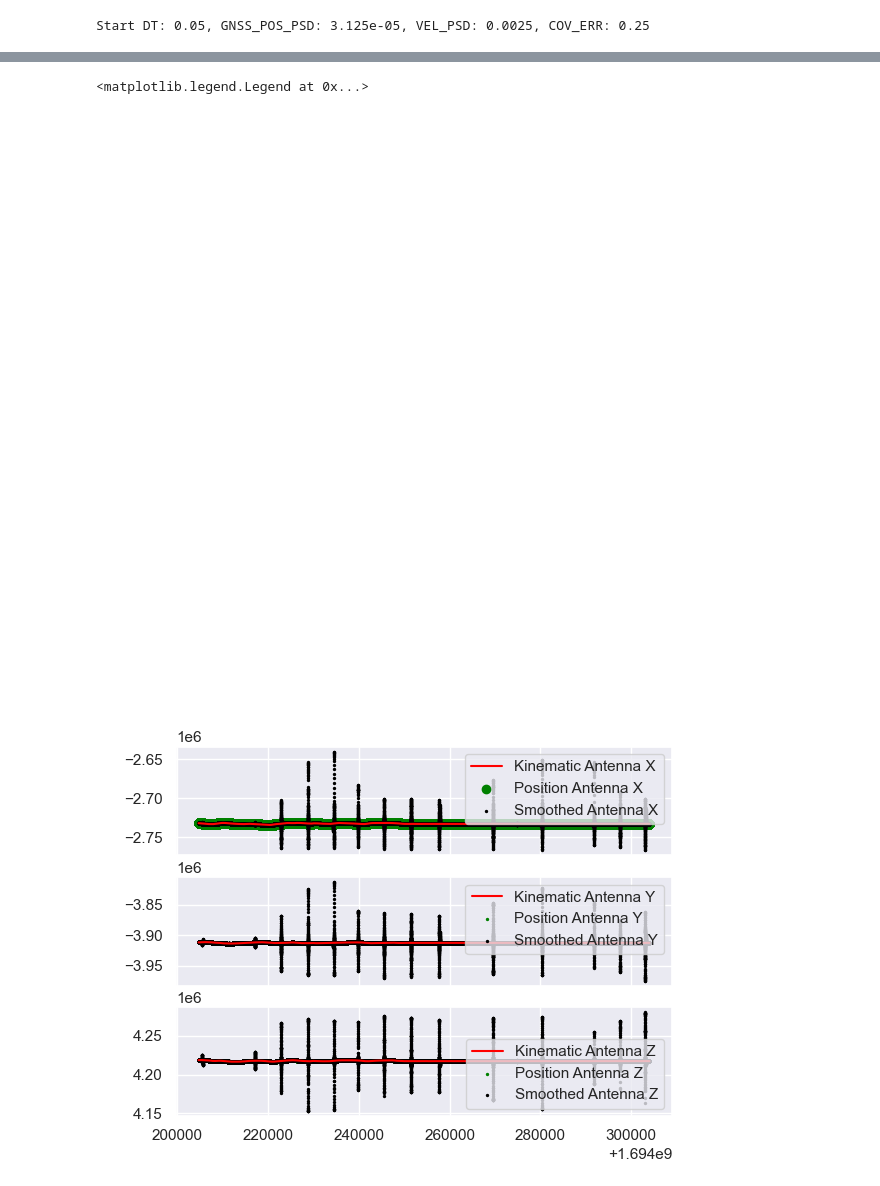
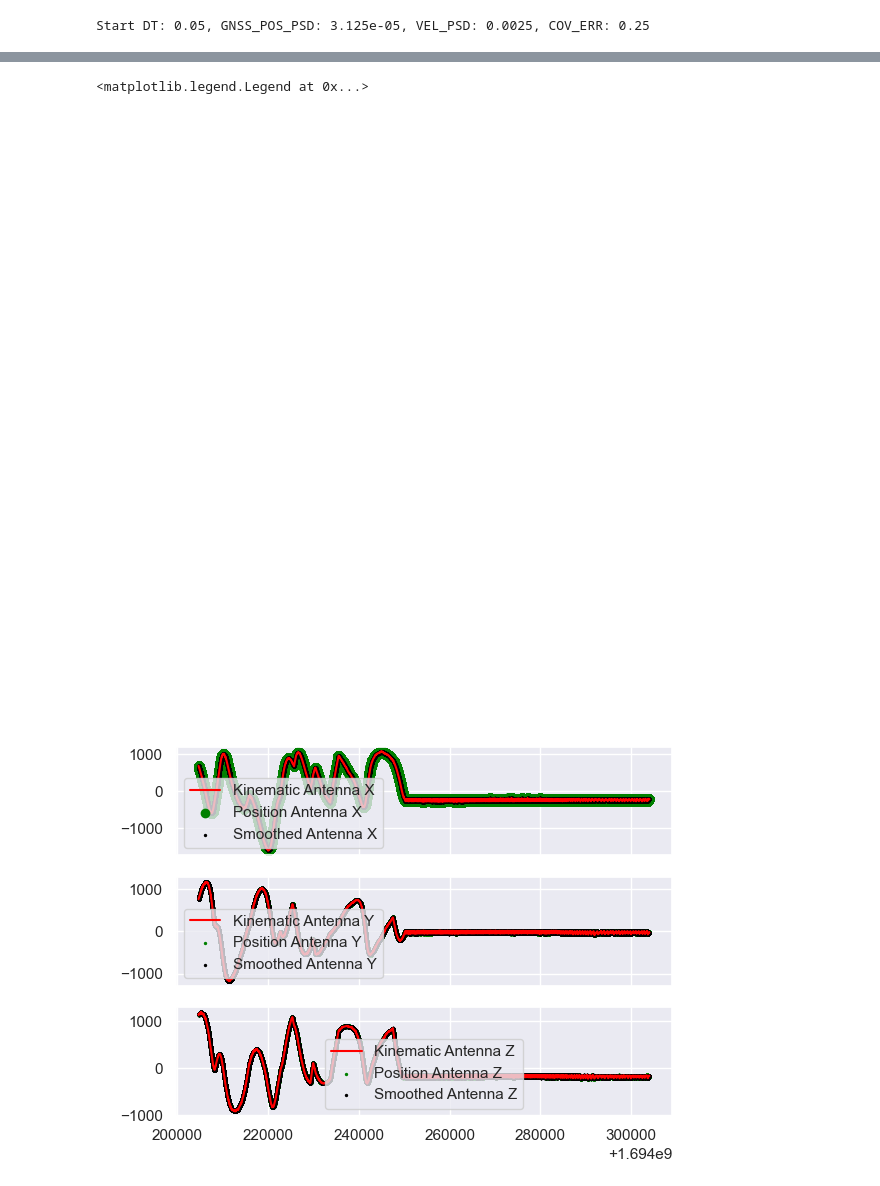
Before and after one commit to EarthScope/es_sfgtools, a Jupyter notebook: dev/notebooks/ncc1_demo.ipynb, the cells around one changed output, grey strips where cells are left out. Cells and saved outputs as stored; diff of their text form; code cells hidden in the pictures.

```diff
--- a/dev/notebooks/ncc1_demo.ipynb
+++ b/dev/notebooks/ncc1_demo.ipynb
@@ -187,12 +191,12 @@ gps_df["rho_xy"] = 0
 gps_df["rho_xz"] = 0
 gps_df["rho_yz"] = 0
 
-gps_df["east_sig"] = 1
-gps_df["north_sig"] = 1
-gps_df["up_sig"] = 1
+gps_df["east_sig"] = 2
+gps_df["north_sig"] = 2
+gps_df["up_sig"] = 2
 
-gps_df["v_sden"] = 1
-gps_df["v_sdeu"] = 1
-gps_df["v_sdnu"] = 1
+gps_df["v_sden"] = 2
+gps_df["v_sdeu"] = 2
+gps_df["v_sdnu"] = 2
 gps_df["source"] = 'KINEMATIC'
 gps_df = gps_df.iloc[2:]
@@ -219,8 +235,6 @@ positions_data.head()
 # %%
 positions_data_copy = positions_data.copy()
-positions_data_copy["ant_x"] = positions_data_copy["east"]
-positions_data_copy["ant_y"] = positions_data_copy["north"]
-positions_data_copy["ant_z"] = positions_data_copy["up"]
+
 positions_data_copy["ant_sigx"] = positions_data_copy["latitude_std"]
 positions_data_copy["ant_sigy"] = positions_data_copy["longitude_std"]
 positions_data_copy["ant_sigz"] = positions_data_copy["height_std"]
@@ -316,46 +344,58 @@ plt.ion()  # Turn on interactive mode
 plt.figure(figsize=(16 * 2, 16 * 2))
 fig, axes = plt.subplots(3, 1, sharex=True)
 
+
+gps_mean_x = gps_df["ant_x"].mean()
+
+gps_mean_y = gps_df["ant_y"].mean()
+
+gps_mean_z = gps_df["ant_z"].mean()
+
+
 axes[0].plot(
     gps_df["time"],
-    gps_df["ant_x"],
+    gps_df["ant_x"]-gps_mean_x,
     label="Kinematic Antenna X",
     color="red"
 )
 axes[0].scatter(
     positions_data_copy["time"],
-    positions_data_copy["ant_x"],
+    positions_data_copy["ant_x"]-gps_mean_x,
     label="Position Antenna X",
     color="green",
 )
-axes[0].scatter(smoothed_results['time'], smoothed_results["ant_x"], label='Smoothed Antenna X', color='black',s=2)
+axes[0].scatter(smoothed_results['time'], smoothed_results["ant_x"]-gps_mean_x, label='Smoothed Antenna X', color='black',s=2)
 axes[0].legend()
 
 axes[1].plot(
-    gps_df["time"], gps_df["ant_y"], label="Kinematic Antenna Y", color="red")
+    gps_df["time"],
+    gps_df["ant_y"]-gps_mean_y,
+    label="Kinematic Antenna Y",
+    color="red"
+)
 axes[1].scatter(
     positions_data_copy["time"],
-    positions_data_copy["ant_y"],
+    positions_data_copy["ant_y"]-gps_mean_y,
     label="Position Antenna Y",
     color="green",s=2
 )
-axes[1].scatter(smoothed_results['time'], smoothed_results["ant_y"], label='Smoothed Antenna Y', color='black',s=2)
+axes[1].scatter(smoothed_results['time'], smoothed_results["ant_y"]-gps_mean_y, label='Smoothed Antenna Y', color='black',s=2)
 
 axes[1].legend()
 
 axes[2].plot(
-    gps_df["time"], gps_df["ant_z"], label="Kinematic Antenna Z", color="red"
+    gps_df["time"], gps_df["ant_z"]-gps_mean_z, label="Kinematic Antenna Z", color="red"
 )
 axes[2].scatter(
     positions_data_copy["time"],
-    positions_data_copy["ant_z"],
+    positions_data_copy["ant_z"]-gps_mean_z,
     label="Position Antenna Z",
     color="green",s=2
 )
-axes[2].scatter(smoothed_results['time'], smoothed_results["ant_z"], label='Smoothed Antenna Z', color='black',s=2)
+axes[2].scatter(smoothed_results['time'], smoothed_results["ant_z"]-gps_mean_z, label='Smoothed Antenna Z', color='black',s=2)
 
 axes[2].legend()
 # %% [output]
 <matplotlib.legend.Legend at 0x...>
 [figure]
-[figure, old version]
+[figure, new version]
```
Also changed, not shown: parts of 13 cells of this notebook, 2 other files.
